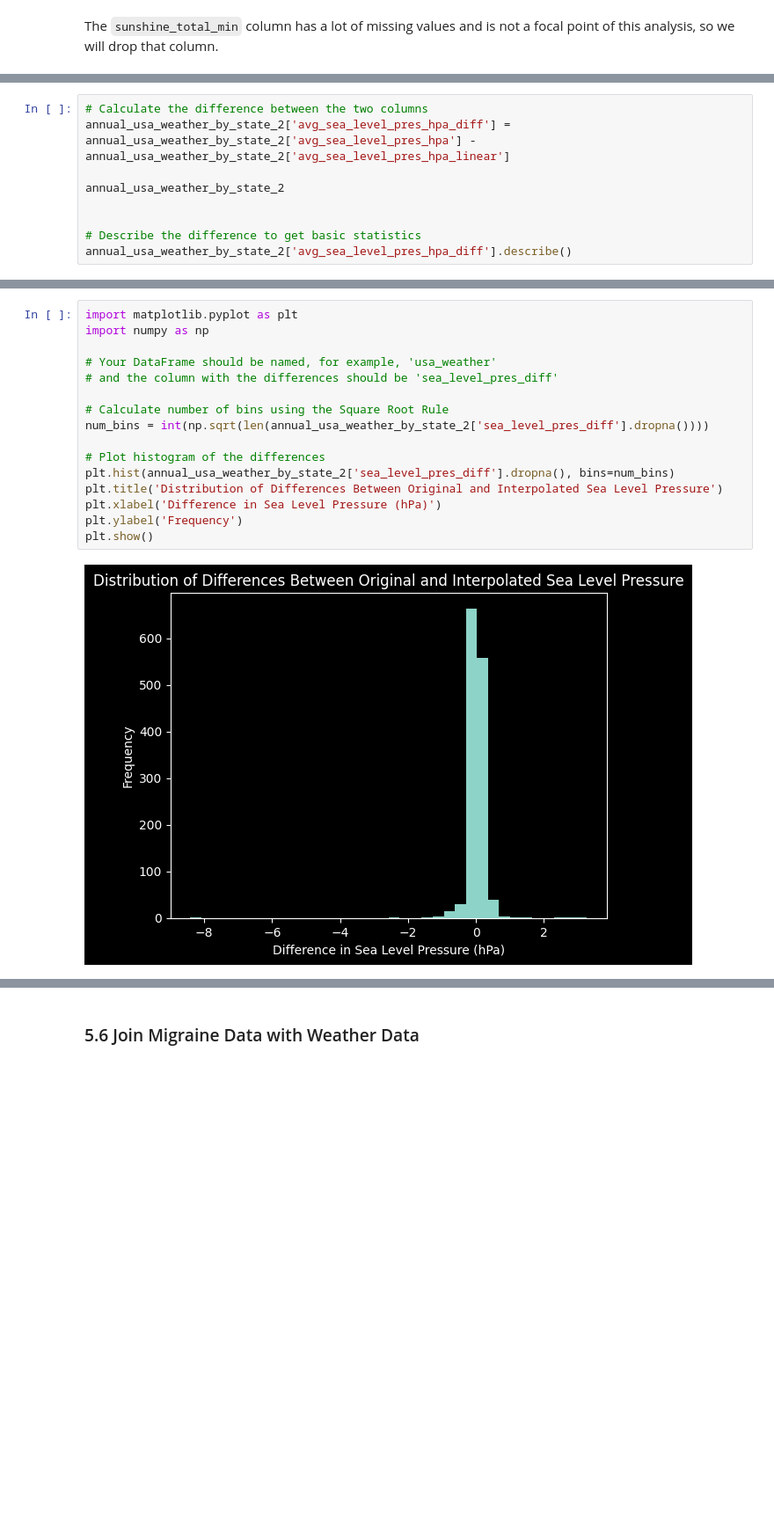
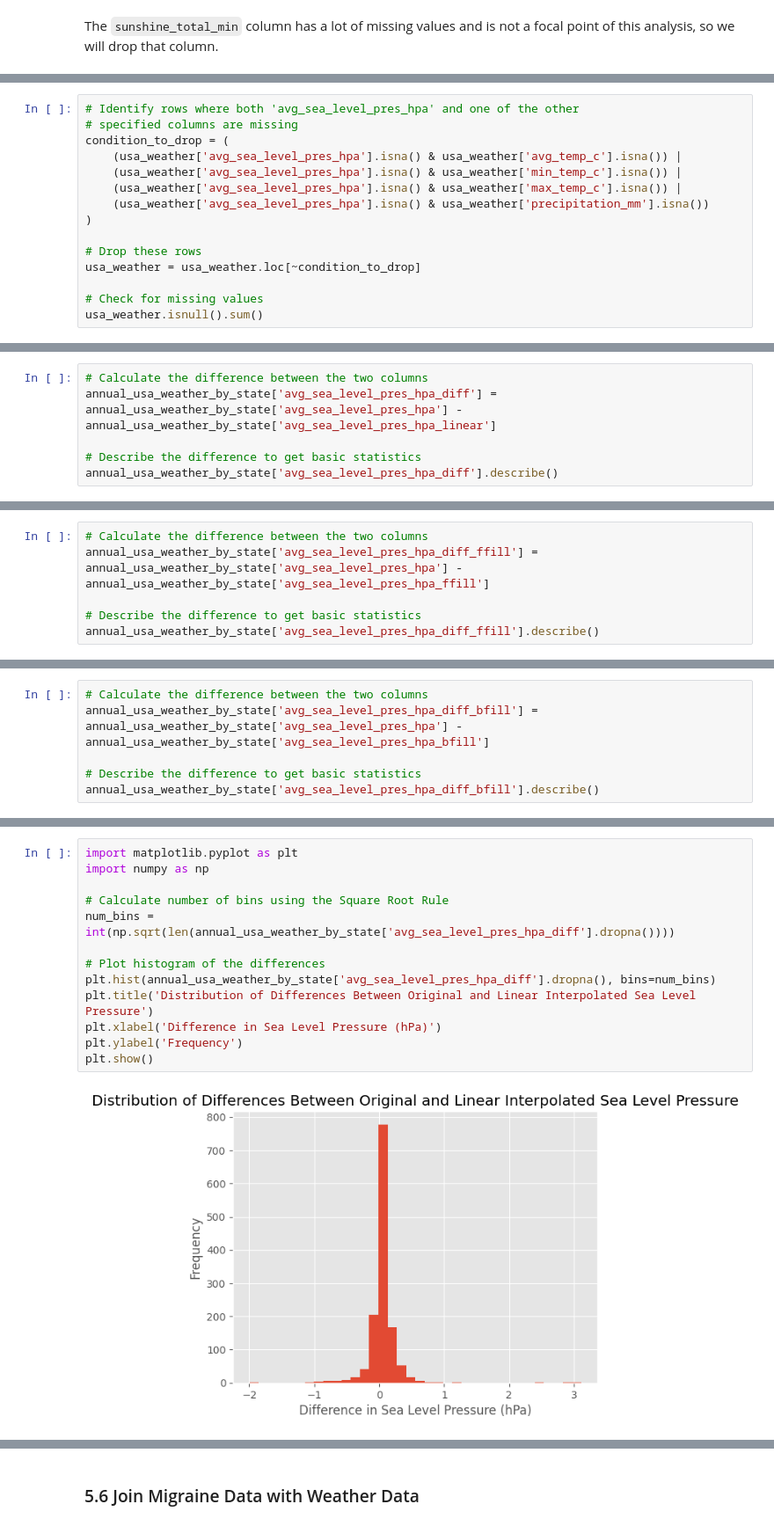
Before and after one commit to christinedbaxter/analyticsCapstone, a Jupyter notebook: notebooks/02_data_preprocessing.ipynb, the cells around one changed output, grey strips where cells are left out. Shown at 88% size. Saved outputs shown, nothing was run; the diff lists cells and outputs as text; blank space fills up the shorter version.

```diff
--- a/notebooks/02_data_preprocessing.ipynb
+++ b/notebooks/02_data_preprocessing.ipynb
@@ -682,0 +711,15 @@ dtype: int64
+# %%
+# Identify rows where both 'avg_sea_level_pres_hpa' and one of the other
+# specified columns are missing
+condition_to_drop = (
+    (usa_weather['avg_sea_level_pres_hpa'].isna() & usa_weather['avg_temp_c'].isna()) |
+    (usa_weather['avg_sea_level_pres_hpa'].isna() & usa_weather['min_temp_c'].isna()) |
+    (usa_weather['avg_sea_level_pres_hpa'].isna() & usa_weather['max_temp_c'].isna()) |
+    (usa_weather['avg_sea_level_pres_hpa'].isna() & usa_weather['precipitation_mm'].isna())
+)
+
+# Drop these rows
+usa_weather = usa_weather.loc[~condition_to_drop]
+
+# Check for missing values
+usa_weather.isnull().sum()
@@ -979,11 +995,8 @@ dtype: int64
 # %%
 # Calculate the difference between the two columns
-annual_usa_weather_by_state_2['avg_sea_level_pres_hpa_diff'] = annual_usa_weather_by_state_2['avg_sea_level_pres_hpa'] - annual_usa_weather_by_state_2['avg_sea_level_pres_hpa_linear']
-
-annual_usa_weather_by_state_2
-
+annual_usa_weather_by_state['avg_sea_level_pres_hpa_diff'] = annual_usa_weather_by_state['avg_sea_level_pres_hpa'] - annual_usa_weather_by_state['avg_sea_level_pres_hpa_linear']
 
 # Describe the difference to get basic statistics
-annual_usa_weather_by_state_2['avg_sea_level_pres_hpa_diff'].describe()
+annual_usa_weather_by_state['avg_sea_level_pres_hpa_diff'].describe()
 # %% [output]
 count   1319.00
@@ -997,0 +1013,6 @@ Name: avg_sea_level_pres_hpa_diff, dtype: float64
+# %%
+# Calculate the difference between the two columns
+annual_usa_weather_by_state['avg_sea_level_pres_hpa_diff_ffill'] = annual_usa_weather_by_state['avg_sea_level_pres_hpa'] - annual_usa_weather_by_state['avg_sea_level_pres_hpa_ffill']
+
+# Describe the difference to get basic statistics
+annual_usa_weather_by_state['avg_sea_level_pres_hpa_diff_ffill'].describe()
@@ -997,0 +1031,6 @@ Name: avg_sea_level_pres_hpa_diff, dtype: float64
+# %%
+# Calculate the difference between the two columns
+annual_usa_weather_by_state['avg_sea_level_pres_hpa_diff_bfill'] = annual_usa_weather_by_state['avg_sea_level_pres_hpa'] - annual_usa_weather_by_state['avg_sea_level_pres_hpa_bfill']
+
+# Describe the difference to get basic statistics
+annual_usa_weather_by_state['avg_sea_level_pres_hpa_diff_bfill'].describe()
@@ -998,18 +1051,15 @@ Name: avg_sea_level_pres_hpa_diff, dtype: float64
 # %%
 import matplotlib.pyplot as plt
 import numpy as np
 
-# Your DataFrame should be named, for example, 'usa_weather'
-# and the column with the differences should be 'sea_level_pres_diff'
-
 # Calculate number of bins using the Square Root Rule
-num_bins = int(np.sqrt(len(annual_usa_weather_by_state_2['sea_level_pres_diff'].dropna())))
+num_bins = int(np.sqrt(len(annual_usa_weather_by_state['avg_sea_level_pres_hpa_diff'].dropna())))
 
 # Plot histogram of the differences
-plt.hist(annual_usa_weather_by_state_2['sea_level_pres_diff'].dropna(), bins=num_bins)
-plt.title('Distribution of Differences Between Original and Interpolated Sea Level Pressure')
+plt.hist(annual_usa_weather_by_state['avg_sea_level_pres_hpa_diff'].dropna(), bins=num_bins)
+plt.title('Distribution of Differences Between Original and Linear Interpolated Sea Level Pressure')
 plt.xlabel('Difference in Sea Level Pressure (hPa)')
 plt.ylabel('Frequency')
 plt.show()
 # %% [output]
-[figure, old version]
+[figure, new version]
```
Also changed, not shown: parts of 142 cells of this notebook, 4 other files.
